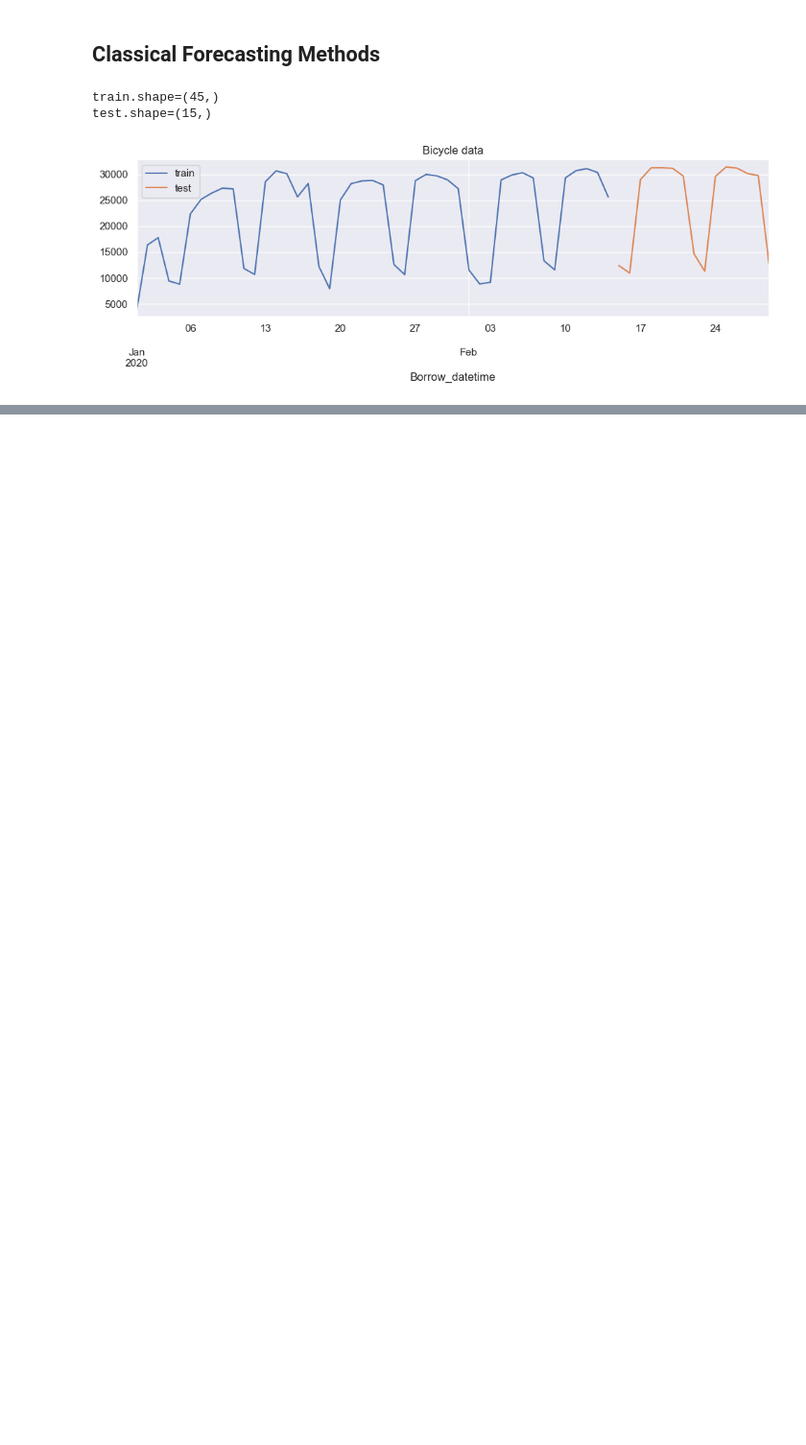
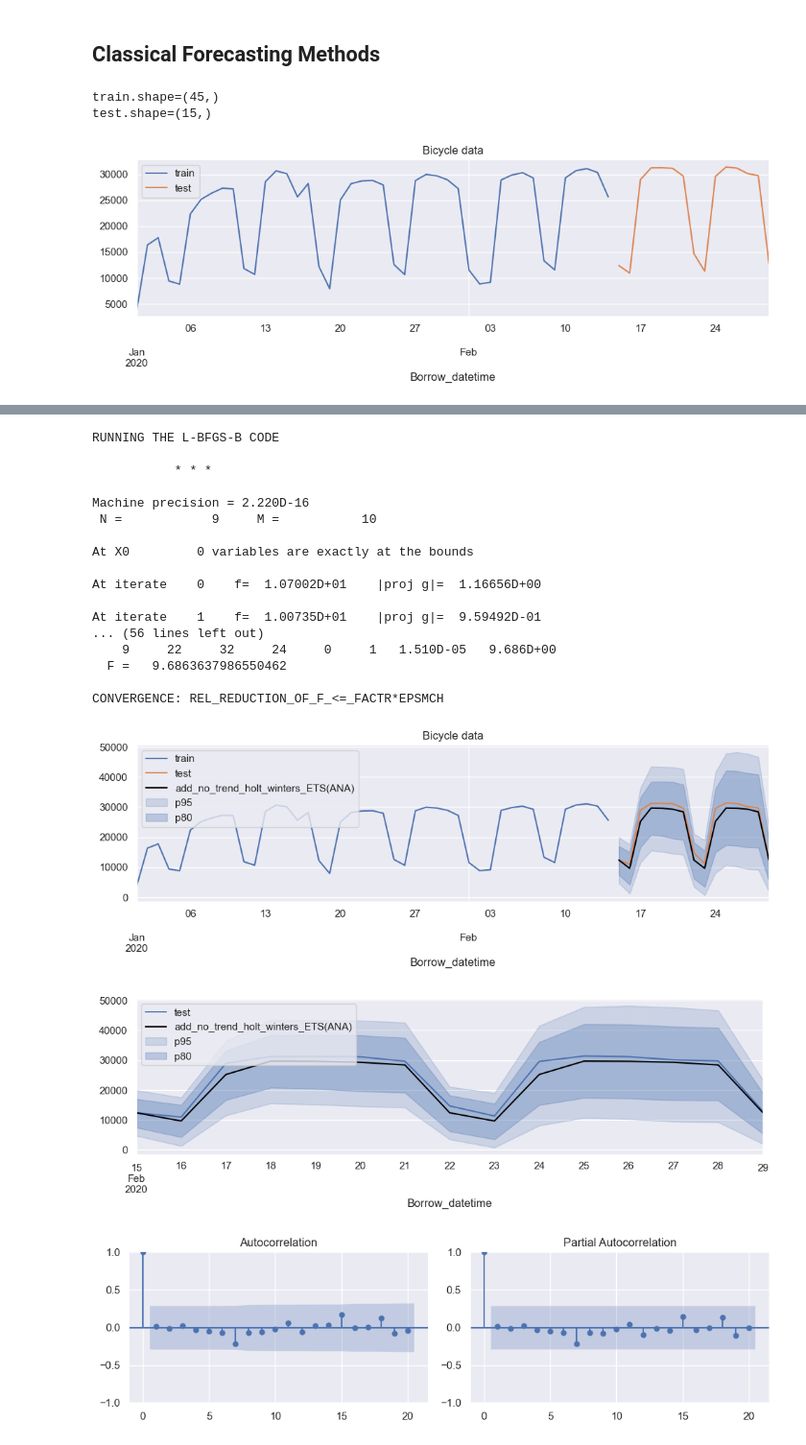
Before and after one commit to iamr0b0tx/getting-started-with-time-series-forcasting, a Jupyter notebook: main.ipynb, the cells around one changed output, grey strips where cells are left out. Shown at 96% size. Drawn from its saved outputs; the diff is of its cells as text; code cells hidden in the pictures; blank space fills up the shorter version.

```diff
--- a/main.ipynb
+++ b/main.ipynb
@@ -575,8 +626,30 @@ CONVERGENCE: REL_REDUCTION_OF_F_<=_FACTR*EPSMCH
 # %%
 
 # No trend Holt Winters: ETS(A,N,A)
-ets_aaa, ets_aaa_predictions = run_ets(
+ets_ana_name = "add_no_trend_holt_winters_ETS(ANA)"
+ets_ana, ets_ana_predictions, ets_ana_mean_predictions = run_ets(
     train, test,
-    error="add", trend=None, seasonal="mul",  seasonal_period=7, damped_trend=True,
-    name="add_holt_winters_ETS(AAA)"
+    error="add", trend=None, seasonal="mul",  seasonal_periods=7, damped_trend=False,
+    name=ets_ana_name
 )
+# %% [output]
+RUNNING THE L-BFGS-B CODE
+
+           * * *
+
+Machine precision = 2.220D-16
+ N =            9     M =           10
+
+At X0         0 variables are exactly at the bounds
+
+At iterate    0    f=  1.07002D+01    |proj g|=  1.16656D+00
+
+At iterate    1    f=  1.00735D+01    |proj g|=  9.59492D-01
+... (56 lines left out)
+    9     22     32     24     0     1   1.510D-05   9.686D+00
+  F =   9.6863637986550462
+
+CONVERGENCE: REL_REDUCTION_OF_F_<=_FACTR*EPSMCH
+[figure, added]
+[figure, added]
+[figure, added]
```
Also changed, not shown: parts of 25 cells of this notebook.
